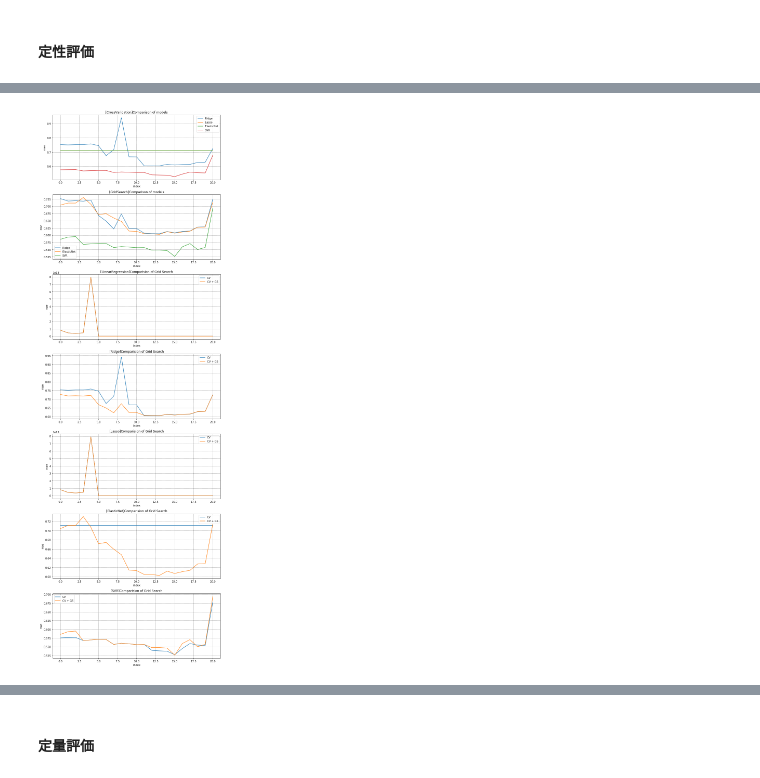
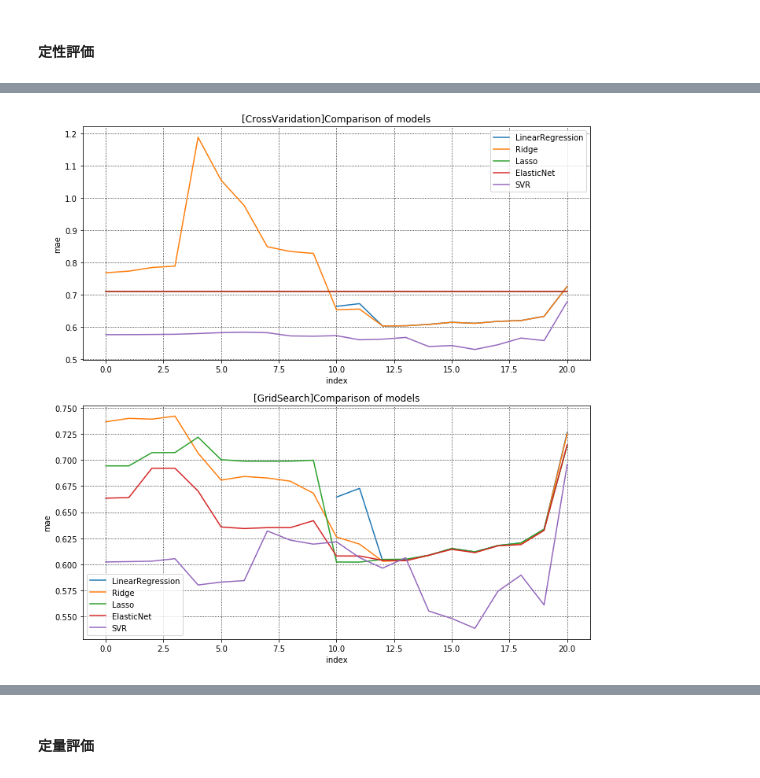
Before and after one commit to kusafusa-k/kaggle, a Jupyter notebook: Car_Fuel_Consumption/DAY2_work_草房慶.ipynb, the cells around one changed output, grey strips where cells are left out. Saved outputs shown, nothing was run; the diff lists cells and outputs as text; code cells hidden in the pictures.

```diff
--- a/Car_Fuel_Consumption/DAY2_work_草房慶.ipynb
+++ b/Car_Fuel_Consumption/DAY2_work_草房慶.ipynb
@@ -246,7 +246,7 @@ df_data['time_h'] = df_data['distance'] / df_data['speed']
 # 説明変数同士の相関を確認
 # TODO 相関係数はいくつぐらいがベスト？
 exp_corr = df_data.drop(['consume'], axis=1).corr()[
-    (df_data.corr() >= 0.1) & (df_data.corr() != 1)
+     (abs(df_data.corr()) >= 0.1) & (df_data.corr() != 1)
 ]
 display(exp_corr)
 sns.heatmap(exp_corr)
@@ -535,7 +535,7 @@ evaluate_models = {}
 evaluate_models['LinearRegression'] = {
     'model': LinearRegression(),
     'parameters': {
-        #         'fit_intercept':[True, False]
+        'fit_intercept':[True, False]
     }
 }
 
@@ -691,70 +738,38 @@ for i in final_cv_mae:
 # %%
-# グラフ表示
-graph_num = 7
-fig, ax = plt.subplots(graph_num, 1, figsize=(10, 30))
+# グラフによるモデル毎の比較
+graph_num = 2
+fig, ax = plt.subplots(graph_num, 1, figsize=(10, 10))
 
 # モデル毎の比較（クロスバリデーション法）
 ax[0].set_title('[CrossVaridation]Comparison of models')
 
-# LinearRegressionが尖ったグラフのために他のデータが見えなくなってしまったので提出に際して一旦コメントアウト
-# ax[0].plot(lenearregression_cv_mae.keys(), lenearregression_cv_mae.values(), label='LinearRegression')
-
+# TODO CV, GSのデータが尖ってたためにグラフで比較出来なかったので、比較用にNoneを入れる
+ax[0].plot(tmp_lenearregression_cv_mae.keys(), tmp_lenearregression_cv_mae.values(), label='LinearRegression')
 ax[0].plot(ridge_cv_mae.keys(), ridge_cv_mae.values(), label='Ridge')
 ax[0].plot(lasso_cv_mae.keys(), lasso_cv_mae.values(), label='Lasso')
 ax[0].plot(elasticnet_cv_mae.keys(),
            elasticnet_cv_mae.values(), label='ElasticNet')
 ax[0].plot(svr_cv_mae.keys(), svr_cv_mae.values(), label='SVR')
 
 # モデル毎の比較（クロスバリデーション法＋グリッドサーチ法）
 ax[1].set_title('[GridSearch]Comparison of models')
+
+# TODO CV, GSのデータが尖ってたためにグラフで比較出来なかったので、比較用にNoneを入れる
+ax[1].plot(tmp_lenearregression_gs_mae.keys(), tmp_lenearregression_gs_mae.values(), label='LinearRegression')
 ax[1].plot(ridge_gs_mae.keys(), ridge_gs_mae.values(), label='Ridge')
-
-# グラフが尖ってるため、他のデータが見えなくなってしまったので提出に際して一旦コメントアウト
-# ax[1].plot(lenearregression_gs_mae.keys(), lenearregression_gs_mae.values(), label='LinearRegression')
-# ax[1].plot(lasso_gs_mae.keys(), lasso_gs_mae.values(), label='Lasso')
-
+ax[1].plot(lasso_gs_mae.keys(), lasso_gs_mae.values(), label='Lasso')
 ax[1].plot(elasticnet_gs_mae.keys(),
            elasticnet_gs_mae.values(), label='ElasticNet')
 ax[1].plot(svr_gs_mae.keys(), svr_gs_mae.values(), label='SVR')
-
-# グリッドサーチ法有無の比較(LinearRegression)
-ax[2].set_title('[LinearRegression]Comparision of Grid Search')
-ax[2].plot(lenearregression_cv_mae.keys(),
-           lenearregression_cv_mae.values(), label='CV')
-ax[2].plot(lenearregression_gs_mae.keys(),
-           lenearregression_gs_mae.values(), label='CV + GS')
-
-# グリッドサーチ法有無の比較(Ridge)
-ax[3].set_title('[Ridge]Comparision of Grid Search')
-ax[3].plot(ridge_cv_mae.keys(), ridge_cv_mae.values(), label='CV')
-ax[3].plot(ridge_gs_mae.keys(), ridge_gs_mae.values(), label='CV + GS')
-
-# グリッドサーチ法有無の比較(Lasso)
-ax[4].set_title('[Lasso]Comparision of Grid Search')
-ax[4].plot(lenearregression_cv_mae.keys(),
-           lenearregression_cv_mae.values(), label='CV')
-ax[4].plot(lenearregression_gs_mae.keys(),
-           lenearregression_gs_mae.values(), label='CV + GS')
-
-# グリッドサーチ法有無の比較(ElasticNet)
-ax[5].set_title('[ElasticNet]Comparision of Grid Search')
-ax[5].plot(elasticnet_cv_mae.keys(), elasticnet_cv_mae.values(), label='CV')
-ax[5].plot(elasticnet_gs_mae.keys(),
-           elasticnet_gs_mae.values(), label='CV + GS')
-
-# グリッドサーチ法有無の比較(SVR)
-ax[6].set_title('[SVR]Comparision of Grid Search')
-ax[6].plot(svr_cv_mae.keys(), svr_cv_mae.values(), label='CV')
-ax[6].plot(svr_gs_mae.keys(), svr_gs_mae.values(), label='CV + GS')
 
 for i in range(graph_num):
     ax[i].set_xlabel('index')
     ax[i].set_ylabel('mae')
     ax[i].grid(which='major', color='black', linestyle=':')
     ax[i].grid(which='minor', color='black', linestyle=':')
     ax[i].legend()
 
 fig.tight_layout()
 fig.show()
 # %% [output]
-[figure, old version]
+[figure, new version]
```
Also changed, not shown: parts of 14 cells of this notebook.
